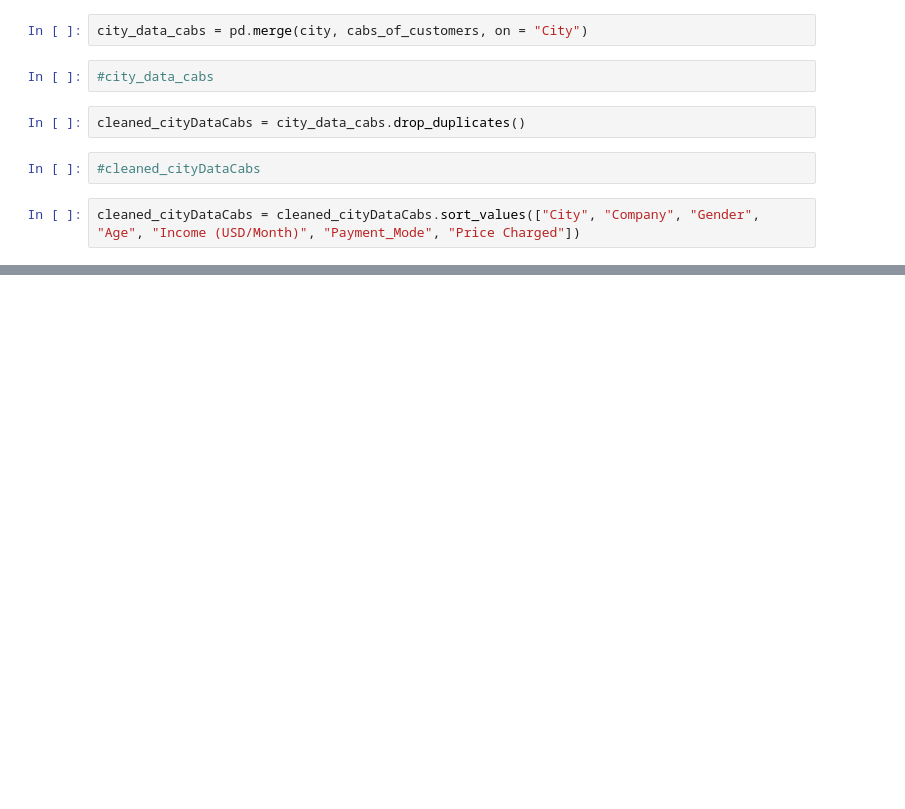
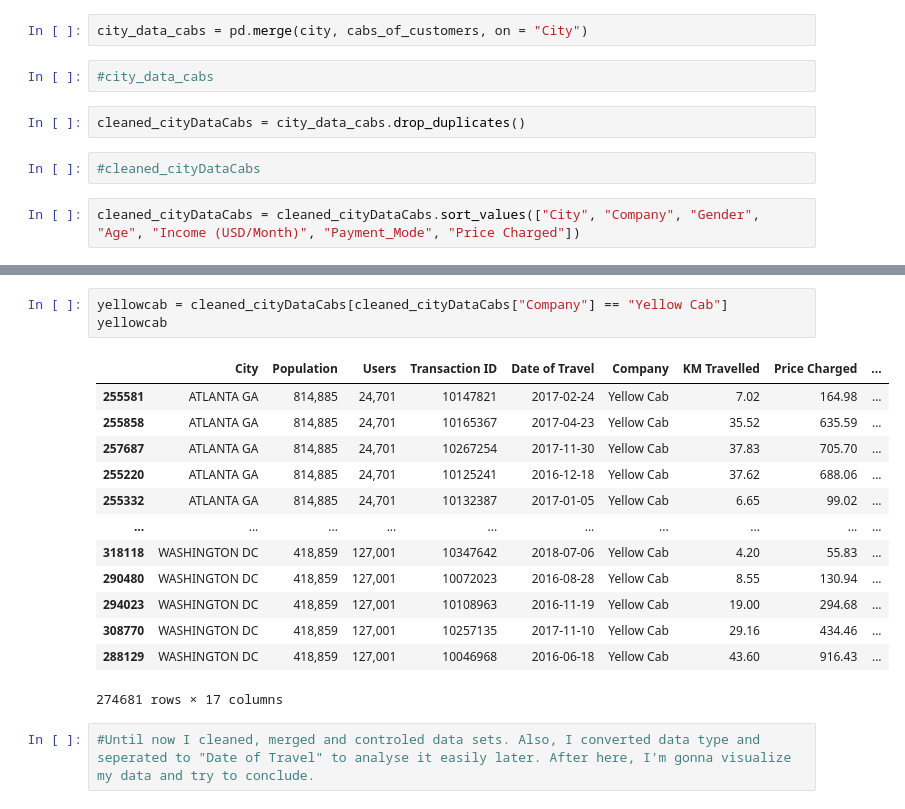
Before and after one commit to kutayselcuk/kutayselcuk_week2, a Jupyter notebook: EDA.ipynb, the cells around one changed output, grey strips where cells are left out. Saved outputs shown, nothing was run; the diff lists cells and outputs as text; blank space fills up the shorter version.

```diff
--- a/EDA.ipynb
+++ b/EDA.ipynb
@@ -115,0 +214,19 @@ cleaned_cityDataCabs
+# %%
+yellowcab = cleaned_cityDataCabs[cleaned_cityDataCabs["Company"] == "Yellow Cab"]
+yellowcab
+# %% [output]
+|  | City | Population | Users | Transaction ID | Date of Travel | Company | KM Travelled | Price Charged | ... |
+| 255581 | ATLANTA GA | 814,885 | 24,701 | 10147821 | 2017-02-24 | Yellow Cab | 7.02 | 164.98 | ... |
+| 255858 | ATLANTA GA | 814,885 | 24,701 | 10165367 | 2017-04-23 | Yellow Cab | 35.52 | 635.59 | ... |
+| 257687 | ATLANTA GA | 814,885 | 24,701 | 10267254 | 2017-11-30 | Yellow Cab | 37.83 | 705.70 | ... |
+| 255220 | ATLANTA GA | 814,885 | 24,701 | 10125241 | 2016-12-18 | Yellow Cab | 37.62 | 688.06 | ... |
+| 255332 | ATLANTA GA | 814,885 | 24,701 | 10132387 | 2017-01-05 | Yellow Cab | 6.65 | 99.02 | ... |
+| ... | ... | ... | ... | ... | ... | ... | ... | ... | ... |
+| 318118 | WASHINGTON DC | 418,859 | 127,001 | 10347642 | 2018-07-06 | Yellow Cab | 4.20 | 55.83 | ... |
+| 290480 | WASHINGTON DC | 418,859 | 127,001 | 10072023 | 2016-08-28 | Yellow Cab | 8.55 | 130.94 | ... |
+| 294023 | WASHINGTON DC | 418,859 | 127,001 | 10108963 | 2016-11-19 | Yellow Cab | 19.00 | 294.68 | ... |
+| 308770 | WASHINGTON DC | 418,859 | 127,001 | 10257135 | 2017-11-10 | Yellow Cab | 29.16 | 434.46 | ... |
+| 288129 | WASHINGTON DC | 418,859 | 127,001 | 10046968 | 2016-06-18 | Yellow Cab | 43.60 | 916.43 | ... |
+274681 rows × 17 columns
+# %%
+#Until now I cleaned, merged and controled data sets. Also, I converted data type and seperated to "Date of Travel" to analyse it easily later. After here, I'm gonna visualize my data and try to conclude.
```
Also changed, not shown: parts of 11 cells of this notebook.
